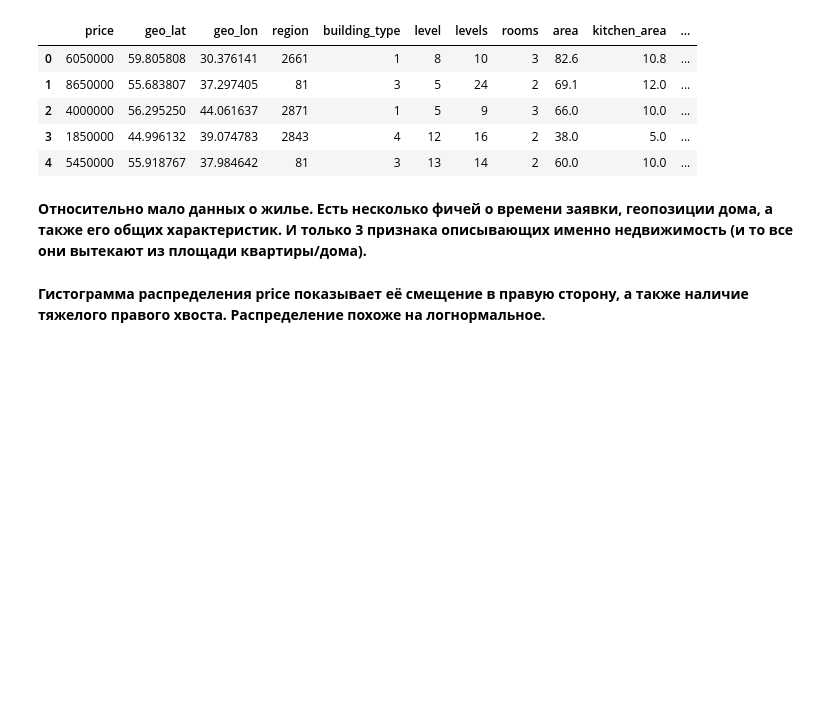
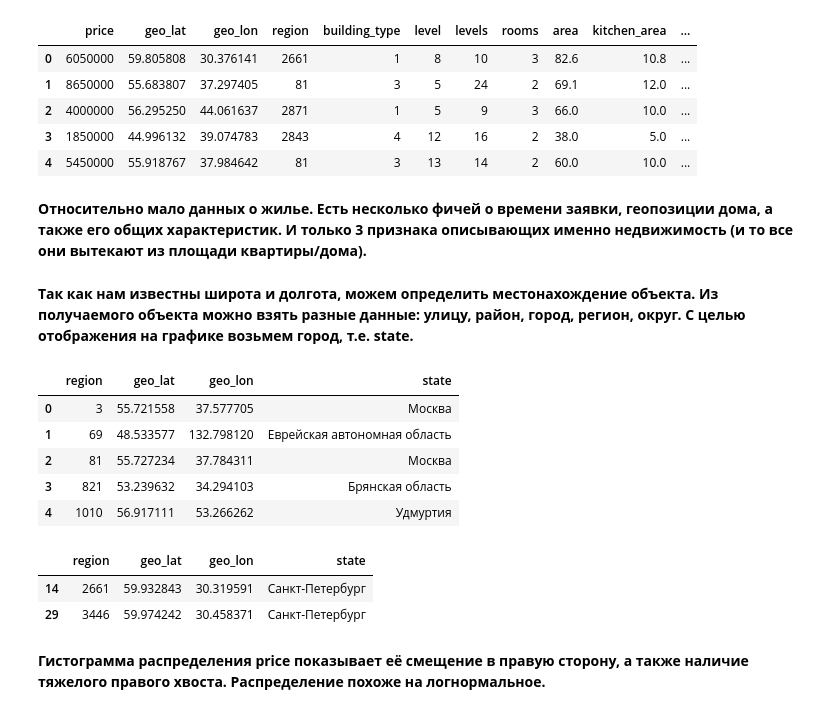
Before and after one commit to VladimirBorisevich/mts-teta-first-task, a Jupyter notebook: EDA.ipynb, the cells around one changed output. Saved outputs shown, nothing was run; the diff lists cells and outputs as text; code cells hidden in the pictures; blank space fills up the shorter version.

```diff
--- a/EDA.ipynb
+++ b/EDA.ipynb
@@ -53,3 +55,5 @@ data.head()
 | 4 | 5450000 | 55.918767 | 37.984642 | 81 | 3 | 13 | 14 | 2 | 60.0 | 10.0 | ... |
 # %% [markdown]
 <b>Относительно мало данных о жилье. Есть несколько фичей о времени заявки, геопозиции дома, а также его общих характеристик. И только 3 признака описывающих именно недвижимость (и то все они вытекают из площади квартиры/дома). </b>
+# %% [markdown]
+<b> Так как нам известны широта и долгота, можем определить местонахождение объекта. Из получаемого объекта можно взять разные данные: улицу, район, город, регион, округ. С целью отображения на графике возьмем город, т.е. state. </b>
@@ -56,3 +85,18 @@ data.head()
+# %%
+lat_lon_data.head()
+# %% [output]
+|  | region | geo_lat | geo_lon | state |
+| 0 | 3 | 55.721558 | 37.577705 | Москва |
+| 1 | 69 | 48.533577 | 132.798120 | Еврейская автономная область |
+| 2 | 81 | 55.727234 | 37.784311 | Москва |
+| 3 | 821 | 53.239632 | 34.294103 | Брянская область |
+| 4 | 1010 | 56.917111 | 53.266262 | Удмуртия |
+# %%
+lat_lon_data[lat_lon_data['state'] == 'Санкт-Петербург']
+# %% [output]
+|  | region | geo_lat | geo_lon | state |
+| 14 | 2661 | 59.932843 | 30.319591 | Санкт-Петербург |
+| 29 | 3446 | 59.974242 | 30.458371 | Санкт-Петербург |
 # %% [markdown]
 <b>Гистограмма распределения price показывает её смещение в правую сторону, а также наличие тяжелого правого хвоста. Распределение похоже на логнормальное. </b>
 # %%
```
Also changed, not shown: parts of 10 cells of this notebook.
